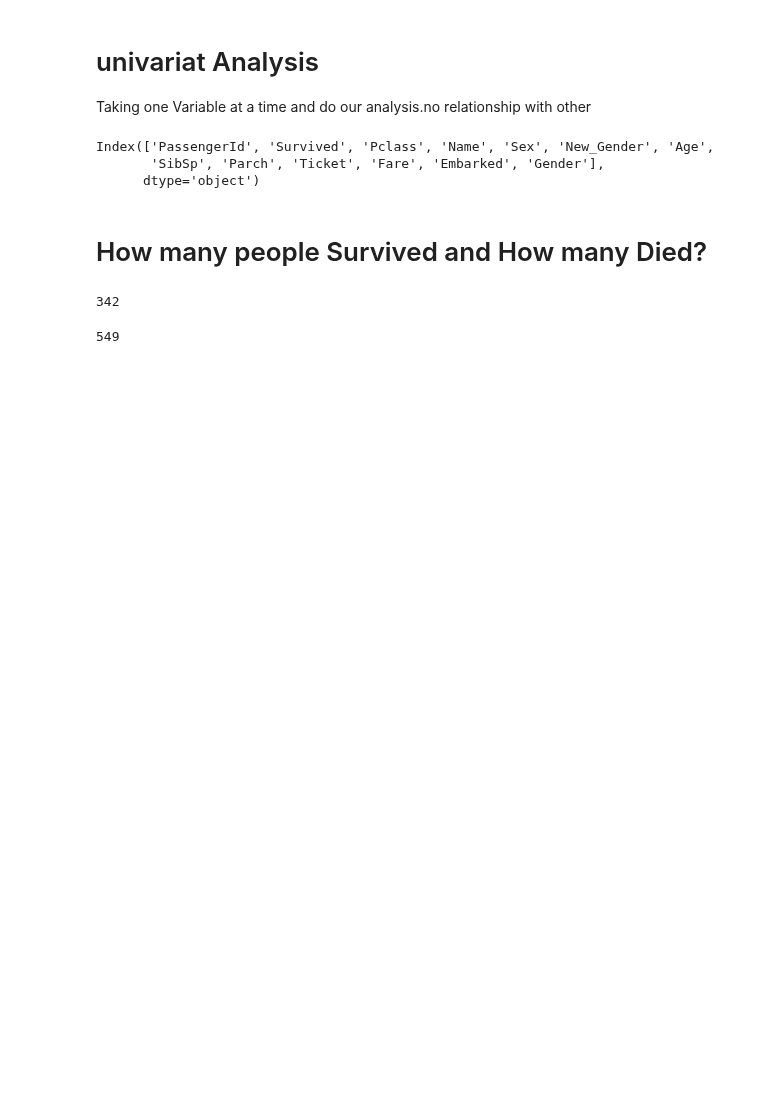
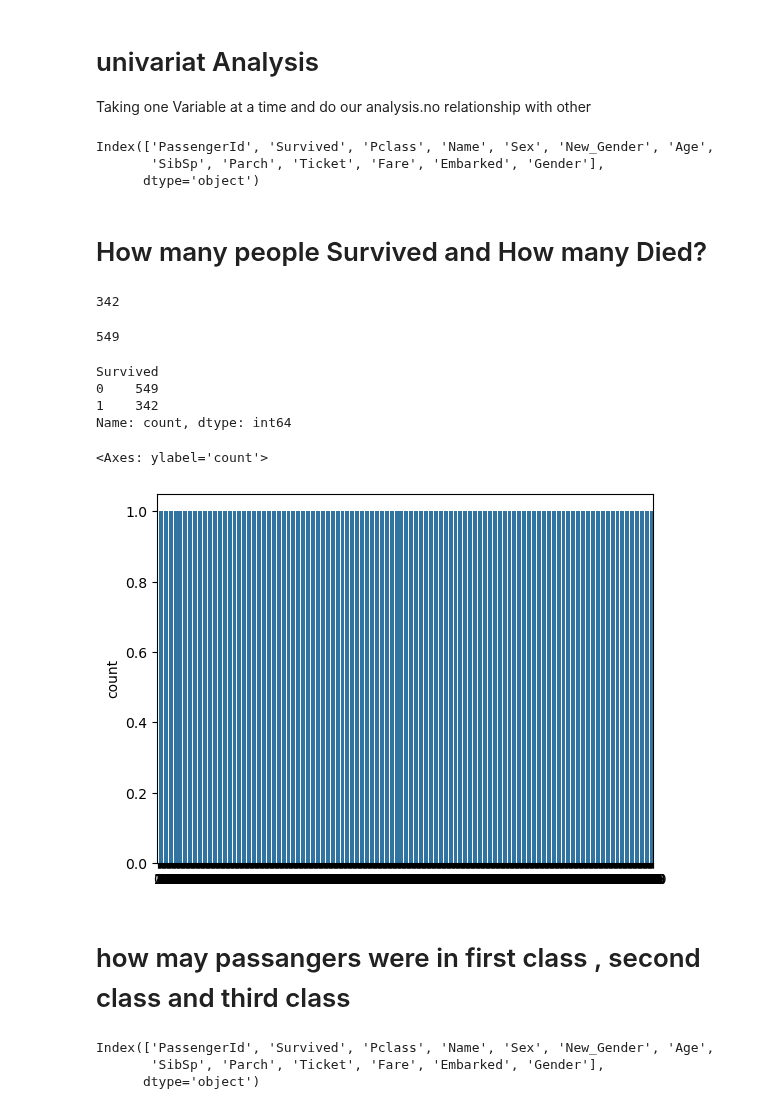
Before and after one commit to Abricos-gt/Data_Science_projects, a Jupyter notebook: pandas_project4.ipynb, the cells around one changed output. Saved outputs shown, nothing was run; the diff lists cells and outputs as text; code cells hidden in the pictures; blank space fills up the shorter version.

```diff
--- a/pandas_project4.ipynb
+++ b/pandas_project4.ipynb
@@ -352,3 +352,23 @@ sum(df['Survived'] == 1)
 sum(df['Survived'] == 0)
 # %% [output]
 549
+# %%
+df['Survived'].value_counts()
+# %% [output]
+Survived
+0    549
+1    342
+Name: count, dtype: int64
+# %%
+ sns.countplot(df['Survived'])
+# %% [output]
+<Axes: ylabel='count'>
+[figure, added]
+# %% [markdown]
+# how may passangers were in first class , second class and third class
+# %%
+df.columns
+# %% [output]
+Index(['PassengerId', 'Survived', 'Pclass', 'Name', 'Sex', 'New_Gender', 'Age',
+       'SibSp', 'Parch', 'Ticket', 'Fare', 'Embarked', 'Gender'],
+      dtype='object')
```
Also changed, not shown: parts of 3 cells of this notebook.
